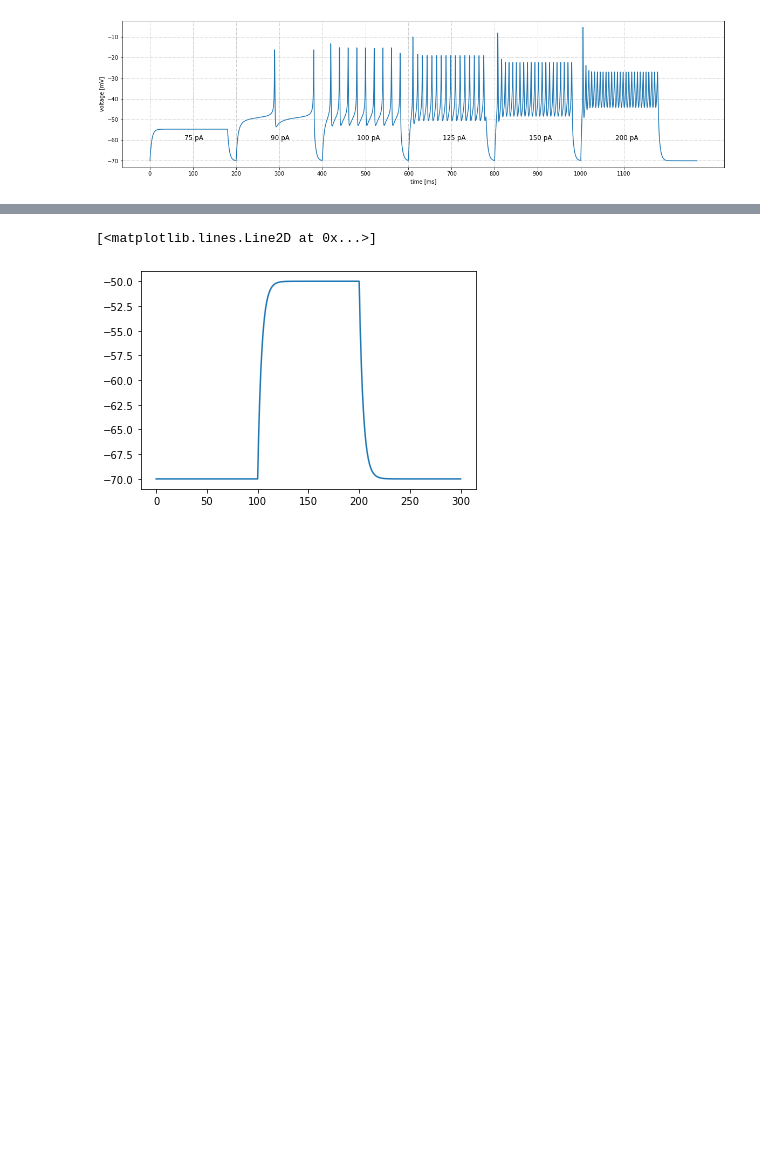
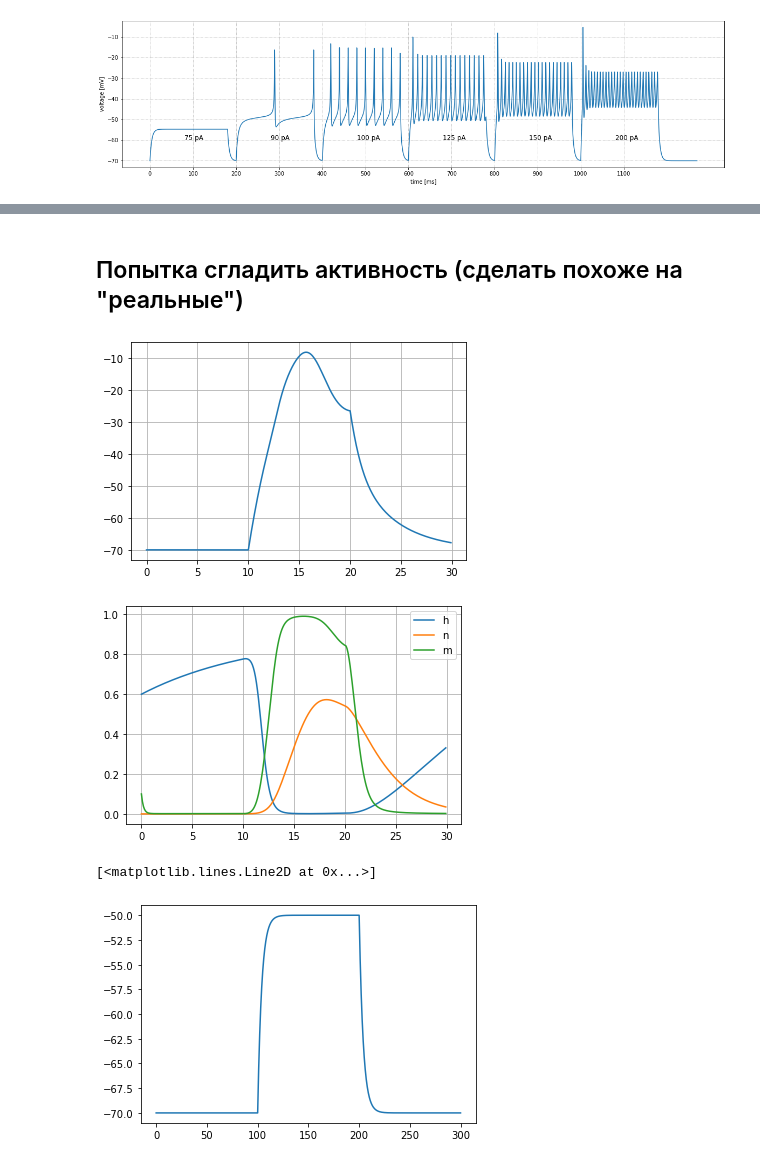
Before and after one commit to shcecter/nocimod, a Jupyter notebook: simplest_spiking.ipynb, the cells around one changed output, grey strips where cells are left out. Drawn from its saved outputs; the diff is of its cells as text; code cells hidden in the pictures; blank space fills up the shorter version.

```diff
--- a/simplest_spiking.ipynb
+++ b/simplest_spiking.ipynb
@@ -76,3 +97,50 @@ for i, cur in enumerate(currs):
+# %% [markdown]
+## Попытка сгладить активность (сделать похоже на "реальные")
+# %%
+dndt_ = Equations("""
+dn/dt = (n0 - n) / tau_n : 1
+a_n = 0.032/mV * 5*mV / exprel((15*mV - v + VT +15*mV)/5/mV) / ms : Hz
+b_n = 0.5 * exp((10*mV - v + VT +15*mV)/40/mV) / ms : Hz
+n0 = a_n / (a_n + b_n) : 1
+tau_n = 1 / (a_n + b_n) * 3 : second
+""")
+dmdt_ = Equations("""
+dm/dt = (m0 - m) / tau_m : 1
+a_m = 0.32/mV * 4*mV / exprel((13*mV - v + VT +5*mV)/4/mV) / ms : Hz
+b_m = 0.28/mV * 5*mV / exprel((v - VT - 40*mV +5*mV)/5/mV) / ms : Hz
+m0 = a_m / (a_m + b_m) : 1
+tau_m = 1 / (a_m + b_m) * 3 : second
+""")
+dhdt_ = Equations("""
+dh/dt = (h0 - h) / tau_h : 1
+a_h = 0.128*exp((17*mV - v + VT -20*mV)/18/mV) / ms : Hz
+b_h = 4 / (1 + exp((40*mV - v + VT -20*mV)/5/mV)) / ms : Hz
+h0 = a_h / (a_h + b_h) : 1
+tau_h = 1 / (a_h + b_h) * 2 : second
+""")
+neuron = NeuronGroup(1, eqs+dndt_+dmdt_+dhdt_, method='euler')
+stmon = StateMonitor(neuron, ['v', 'm', 'h', 'n'], True)
+neuron.h = 0.6
+neuron.m = 0.1
+neuron.v = El
+
+run(10*ms)
+neuron.I = 400 * pA
+run(10*ms)
+neuron.I = 0*nA
+run(10*ms)
+
+plot(stmon.t/ms, stmon.v[0]/mV)
+grid()
+figure()
+plot(stmon.t/ms, stmon.h[0])
+plot(stmon.t/ms, stmon.n[0])
+plot(stmon.t/ms, stmon.m[0])
+legend(["h", "n", "m"])
+grid()
+# %% [output]
+[figure, added]
+[figure, added]
 # %%
 # only leaky
 eqs = """
```
Also changed, not shown: parts of 16 cells of this notebook, 2 other files.
